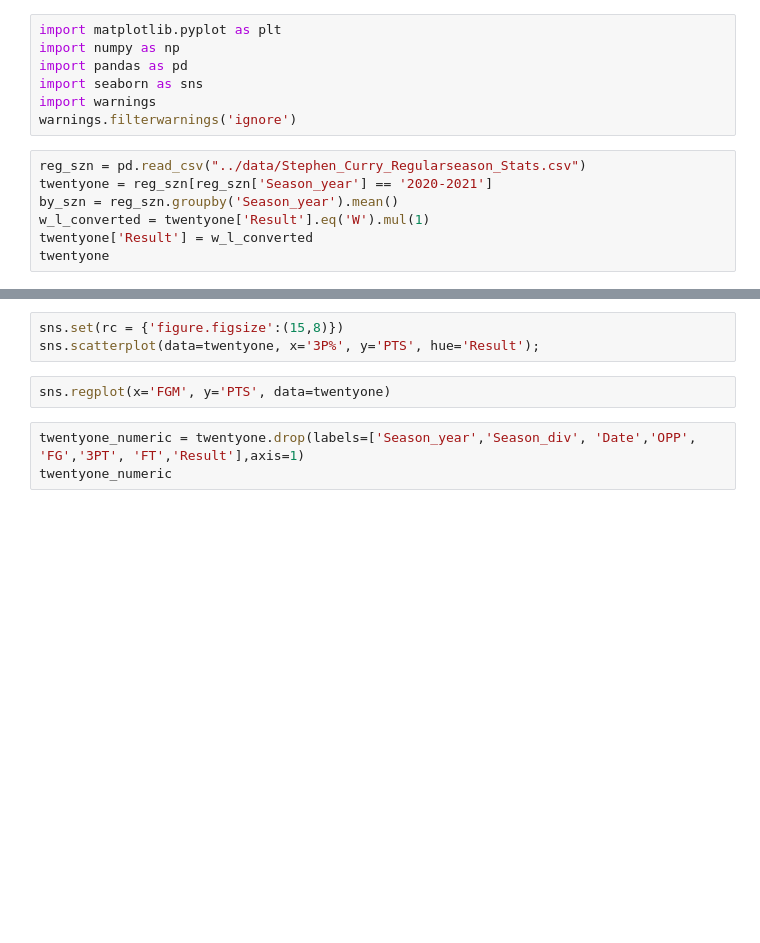
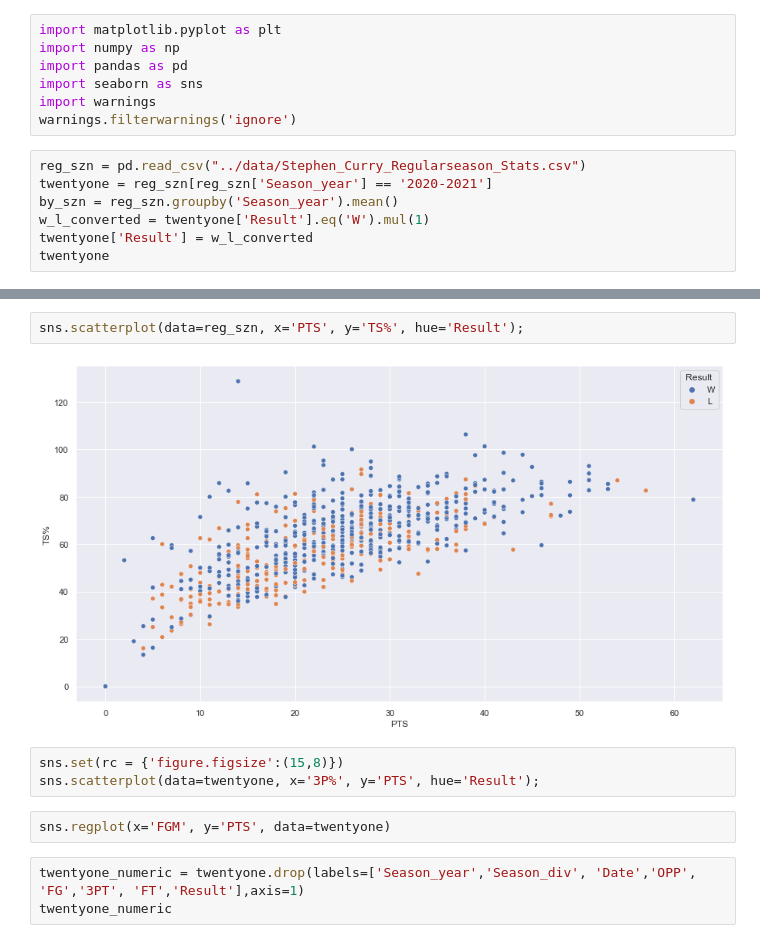
Before and after one commit to sidmurthy/stephstuff, a Jupyter notebook: src/stephplayground.ipynb, the cells around one changed output, grey strips where cells are left out. Saved outputs shown, nothing was run; the diff lists cells and outputs as text; blank space fills up the shorter version.

```diff
--- a/src/stephplayground.ipynb
+++ b/src/stephplayground.ipynb
@@ -15,3 +46,7 @@ twentyone
+# %%
+sns.scatterplot(data=reg_szn, x='PTS', y='TS%', hue='Result');
+# %% [output]
+[figure, added]
 # %%
 sns.set(rc = {'figure.figsize':(15,8)})
 sns.scatterplot(data=twentyone, x='3P%', y='PTS', hue='Result');
```
Also changed, not shown: parts of 11 cells of this notebook.
